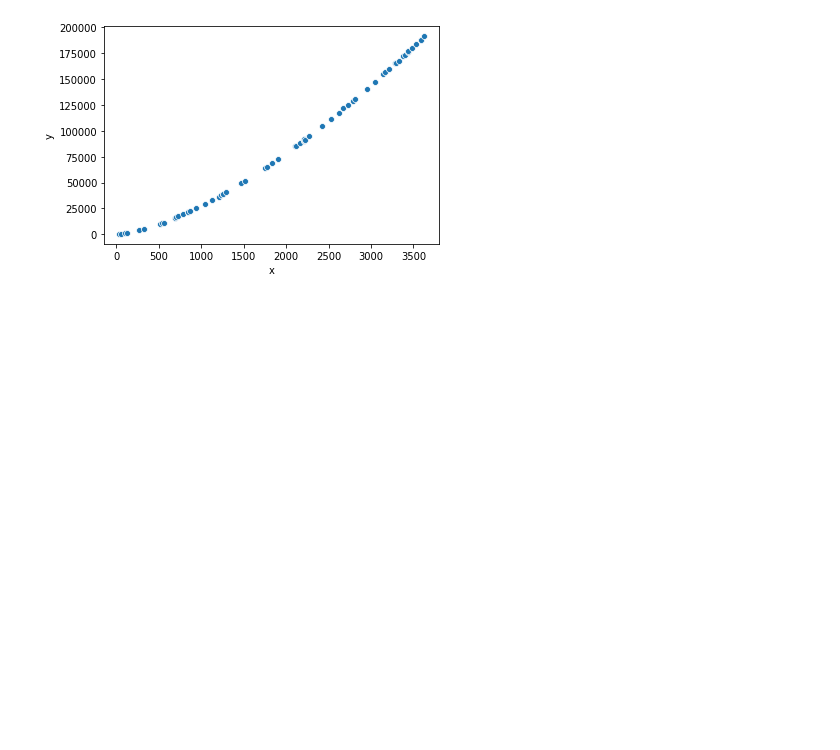
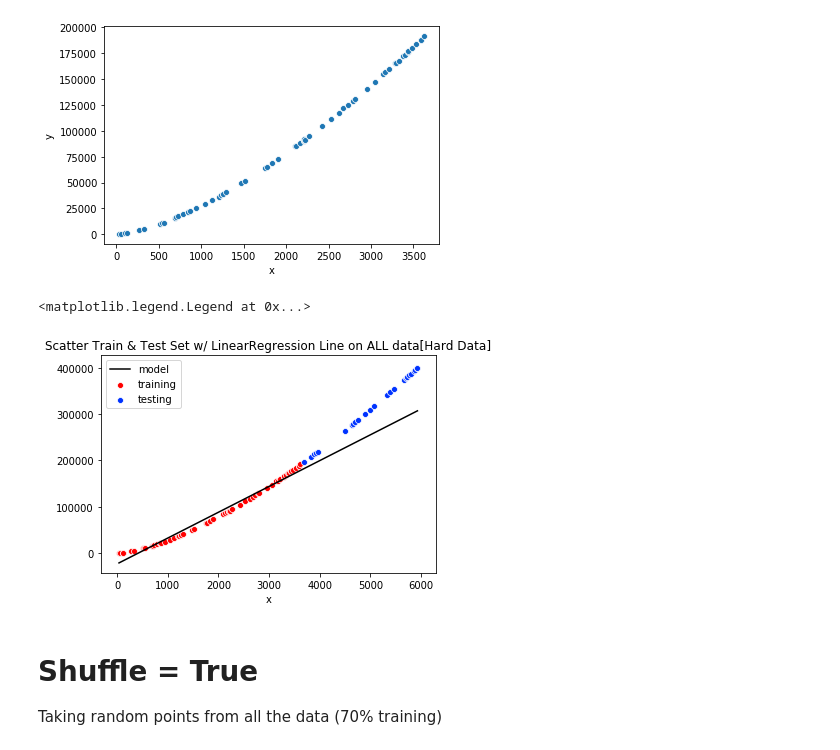
Before and after one commit to AlfieHobson/DataMining, a Jupyter notebook: Lab5/Lab 5.ipynb, the cells around one changed output. Drawn from its saved outputs; the diff is of its cells as text; code cells hidden in the pictures; blank space fills up the shorter version.

```diff
--- a/Lab5/Lab 5.ipynb
+++ b/Lab5/Lab 5.ipynb
@@ -190,3 +200,28 @@ sb.scatterplot(xTrain, yTrain)
+# %%
+# THIS ISNT WORKING PROPERLY. SEE END OF LAB 5
+
+
+# Reshape our DataFrame so Sklearn understands it.
+whole_x = np.asarray( data2['x'] ).reshape(-1,1)
+whole_y = np.asarray( data2['y'] ).reshape(-1,1)
+fig, ax = plt.subplots()
+plt.title( "Scatter Train & Test Set w/ LinearRegression Line on ALL data[Hard Data]" )
+# Line plot of our model applied to ALL our data train + test
+sb.lineplot( x=data2['x'], y=reg_model.predict( whole_x ).ravel(), ax=ax, label= 'model' )
+# Line plot of just training data. Red Data points
+sb.scatterplot(x=xTrain.ravel(), y=yTrain.ravel(), ax=ax, c=[[1, 0, 0]], label= 'training' )
+# Line plot of just testing data. Blue-ish data points.
+sb.scatterplot(x=xTest.ravel(), y=yTest.ravel(), ax=ax, c=[[0, 0.2, 1]], label= 'testing' )
+# Colour the line plot in black.
+plt.gca().get_lines()[0].set_color( "black" )
+# Show our legend.
+ax.legend()
+# %% [output]
+<matplotlib.legend.Legend at 0x...>
+[figure, added]
+# %% [markdown]
+# Shuffle = True
+Taking random points from all the data (70% training)
 # %%
 xTrain, xTest, yTrain, yTest = sklearn.model_selection.train_test_split(data2.x, data2.y,test_size=0.3, shuffle=True)
 sb.scatterplot(xTrain, yTrain)
```
Also changed, not shown: parts of 10 cells of this notebook.
